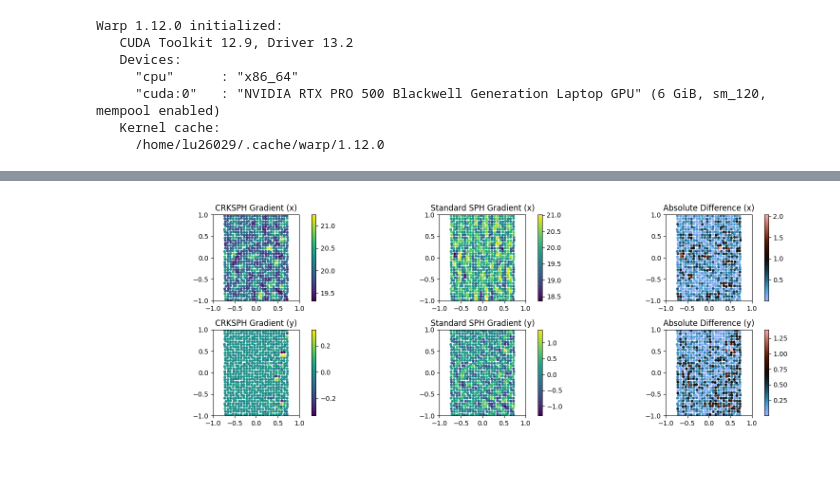
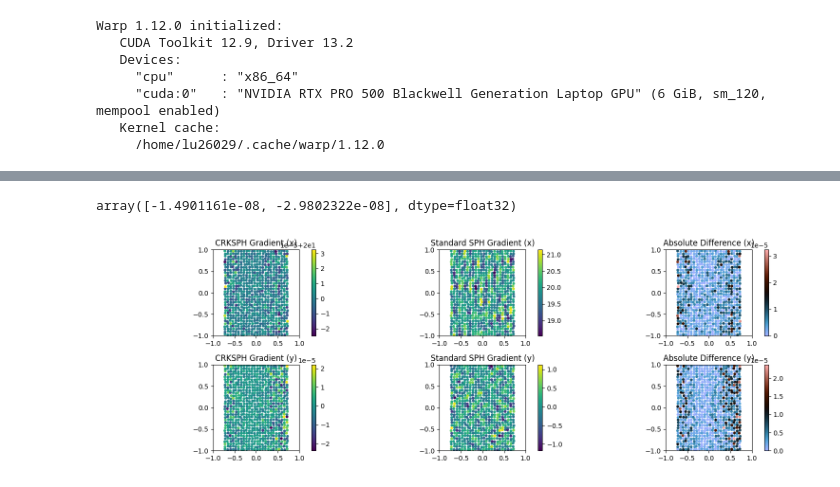
Before and after one commit to wi-re/warpSPHCore, a Jupyter notebook: warp_crk.ipynb, the cells around one changed output, grey strips where cells are left out. Saved outputs shown, nothing was run; the diff lists cells and outputs as text; code cells hidden in the pictures.

Commit message:
crk correct

```diff
--- a/warp_crk.ipynb
+++ b/warp_crk.ipynb
@@ -829,3 +836,7 @@ gradB = -gradBTerm1 + gradBTerm2
+# %%
+grad_W_ij[adjacency.edgeOffsets[128]].cpu().numpy() - res[:2]
+# %% [output]
+array([-1.4901161e-08, -2.9802322e-08], dtype=float32)
 # %%
 j = neighborhood[0].col
 i = neighborhood[0].row
@@ -833,7 +844,7 @@ i = neighborhood[0].row
 fj = f[j]
 Vj = simulationState.apparentArea[j]
 
-grad_W_ij = correctedGradientKernel(A[i], B[i], gradA[i], gradB[i], neighborhood[1], supportScheme=DiffSPHSupportScheme.SuperSymmetric)
+grad_W_ij = correctedGradientKernel(simulationState.A[i], simulationState.B[i], simulationState.gradA[i], simulationState.gradB[i], neighborhood[1], supportScheme=DiffSPHSupportScheme.SuperSymmetric)
 
 Term = (Vj  * fj).view(-1,1) * grad_W_ij
 result = scatter_sum(Term, i, dim = 0, dim_size = simulationState.positions.shape[0])
@@ -864,6 +875,8 @@ f_grad = SPHOperation(
     positiveDivergence=False
 )
 
+x_grad_analytic = 20 * torch.ones_like(f_grad[:,0])
+y_grad_analytic = torch.zeros_like(f_grad[:,1])
 
 mask = torch.logical_and(referencePositions[:,0] > -0.75, referencePositions[:,0] < 0.75)
 fig, axis = plt.subplots(2,3, figsize = (15,5), squeeze=False)
@@ -872,36 +885,36 @@ c = axis[0,0].scatter(referencePositions[mask,0].cpu(), referencePositions[mask,
 axis[0,0].set_title("CRKSPH Gradient (x)")
 fig.colorbar(c, ax = axis[0,0])
 
 c = axis[0,1].scatter(referencePositions[mask,0].cpu(), referencePositions[mask,1].cpu(), c = f_grad[mask,0].cpu(), s = 10)
 axis[0,1].set_title("Standard SPH Gradient (x)")
 fig.colorbar(c, ax = axis[0,1])
 
-diff = torch.abs(result[mask,0] - f_grad[mask,0])
+diff = torch.abs(result[mask,0] - x_grad_analytic[mask])
 c = axis[0,2].scatter(referencePositions[mask,0].cpu(), referencePositions[mask,1].cpu(), c = diff.cpu(), s = 10, cmap = 'berlin')
 axis[0,2].set_title("Absolute Difference (x)")
 fig.colorbar(c, ax = axis[0,2])
 
 c = axis[1,0].scatter(referencePositions[mask,0].cpu(), referencePositions[mask,1].cpu(), c = result[mask,1].cpu(), s = 10)
 axis[1,0].set_title("CRKSPH Gradient (y)")
 fig.colorbar(c, ax = axis[1,0])
 
 c = axis[1,1].scatter(referencePositions[mask,0].cpu(), referencePositions[mask,1].cpu(), c = f_grad[mask,1].cpu(), s = 10)
 axis[1,1].set_title("Standard SPH Gradient (y)")
 fig.colorbar(c, ax = axis[1,1])
 
-diff = torch.abs(result[mask,1] - f_grad[mask,1])
+diff = torch.abs(result[mask,1] - y_grad_analytic[mask])
 c = axis[1,2].scatter(referencePositions[mask,0].cpu(), referencePositions[mask,1].cpu(), c = diff.cpu(), s = 10, cmap = 'berlin')
 axis[1,2].set_title("Absolute Difference (y)")
 fig.colorbar(c, ax = axis[1,2])
 
 for a in axis.flatten():
     a.set_aspect('equal')
     a.set_xlim(domain.min[0].item(), domain.max[0].item())
     a.set_ylim(domain.min[1].item(), domain.max[1].item())
 
 fig.tight_layout()
 # %% [output]
-[figure, old version]
+[figure, new version]
 # %%
 f = torch.randn_like(referenceDensities)
 
```
Also changed, not shown: parts of 14 cells of this notebook.
